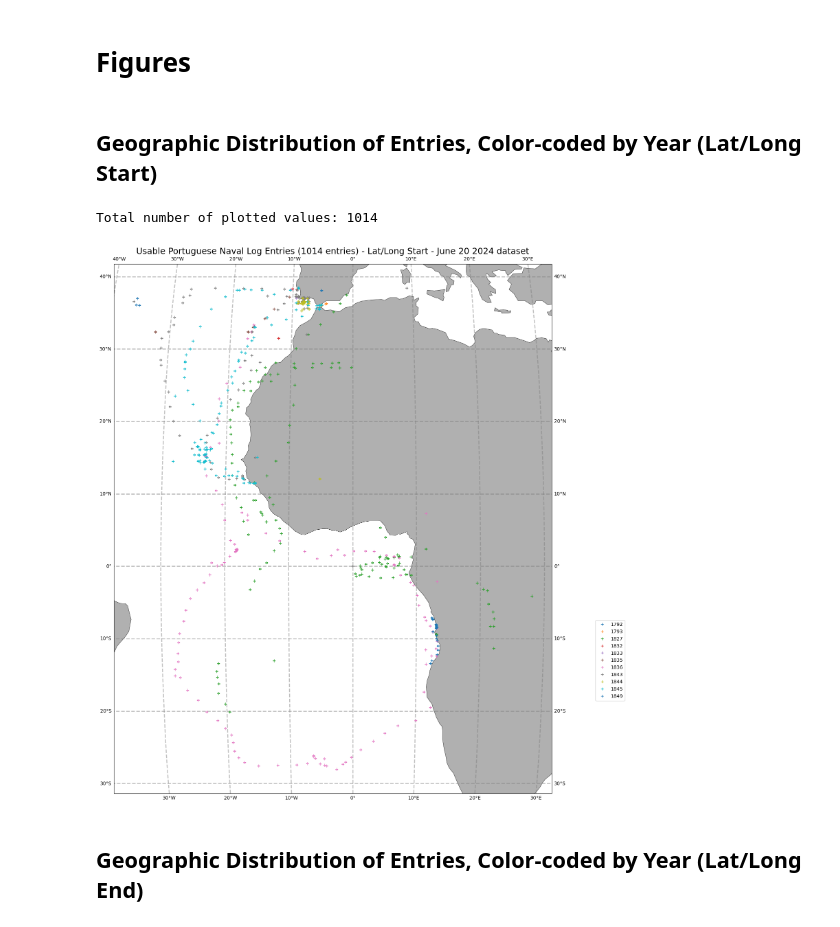
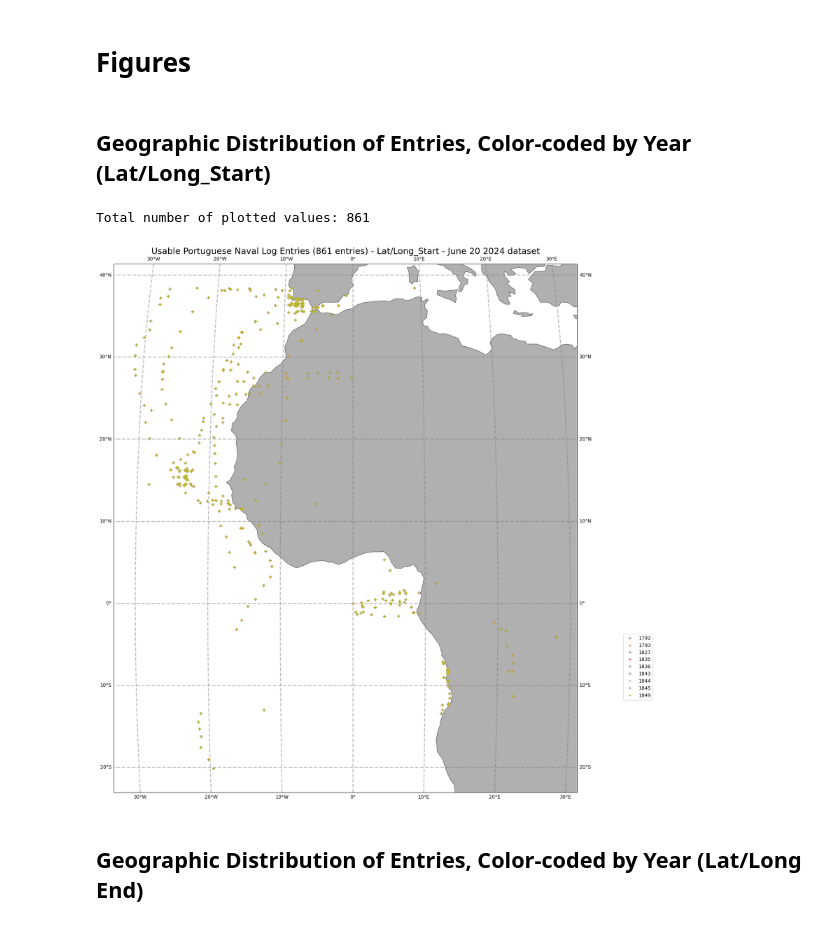
Before and after one commit to livia-freitas/SSF-2024-logbooks, a Jupyter notebook: processing_and_figures.ipynb, the cells around one changed output. Cells and saved outputs as stored; diff of their text form; code cells hidden in the pictures.

```diff
--- a/processing_and_figures.ipynb
+++ b/processing_and_figures.ipynb
@@ -405,7 +473,7 @@ def get_year(entry):
 # %% [markdown]
 ### Processing data
 # %%
-df_u["Date"] = get_usable_series(df["Log Entry Date"], new_series)
+df_u["Date"] = df["Log Entry Date"]
 df_u["Year"] = df_u["Date"].apply(get_year)
 
 # Find typos
@@ -422,9 +490,9 @@ df_u.index[df_u['Year']==1978].tolist()
 # %% [markdown]
 # Figures
 # %% [markdown]
-## Geographic Distribution of Entries, Color-coded by Year (Lat/Long Start)
+## Geographic Distribution of Entries, Color-coded by Year (Lat/Long_Start)
 # %%
-# Using Lat Start and Long Start
+# Using Lat_Start and Long_Start
 
 fig, ax = plt.subplots(figsize=(19, 20), subplot_kw={"projection": ccrs.Robinson()})
 # _ = ax.set_global()
@@ -436,38 +504,38 @@ gl = ax.gridlines(
     linewidth=2,
     color="gray",
     alpha=0.5,
     linestyle="--",
 )
 
 # Initialize counter for the number of plotted values
 num_plotted_values = 0
 
 for yr in sorted(df_u["Year"].unique()):
     work = df_u[df_u["Year"] == yr]
     _ = ax.plot(
-        work.Long_Start,
-        work.Lat_Start,
+        df_u["Long Start"],
+        df_u["Lat Start"],
         "+",
         transform=ccrs.PlateCarree(),
         label="{:.0f}".format(yr),
     )
     num_plotted_values += len(work)
 
 _ = ax.legend(loc=(1.1, 0.175))
 
 
 # Change for each tier
 plt.title(
-    "Usable Portuguese Naval Log Entries (" + str(num_plotted_values) + " entries) - Lat/Long Start - June 20 2024 dataset",
+    "Usable Portuguese Naval Log Entries (" + str(num_plotted_values) + " entries) - Lat/Long_Start - June 20 2024 dataset",
     fontsize=18,
 )
 # fig.savefig(os.path.join(Data, 'Tier1_NA_Unique Years_May13_24.png'),dpi=300,bbox_inches='tight')
 
 # Print the total number of plotted values
 print("Total number of plotted values:", num_plotted_values)
 # %% [output]
-Total number of plotted values: 1014
+Total number of plotted values: 861
-[figure, old version]
+[figure, new version]
 # %% [markdown]
 ## Geographic Distribution of Entries, Color-coded by Year (Lat/Long End)
 # %%
```
Also changed, not shown: parts of 8 cells of this notebook.
